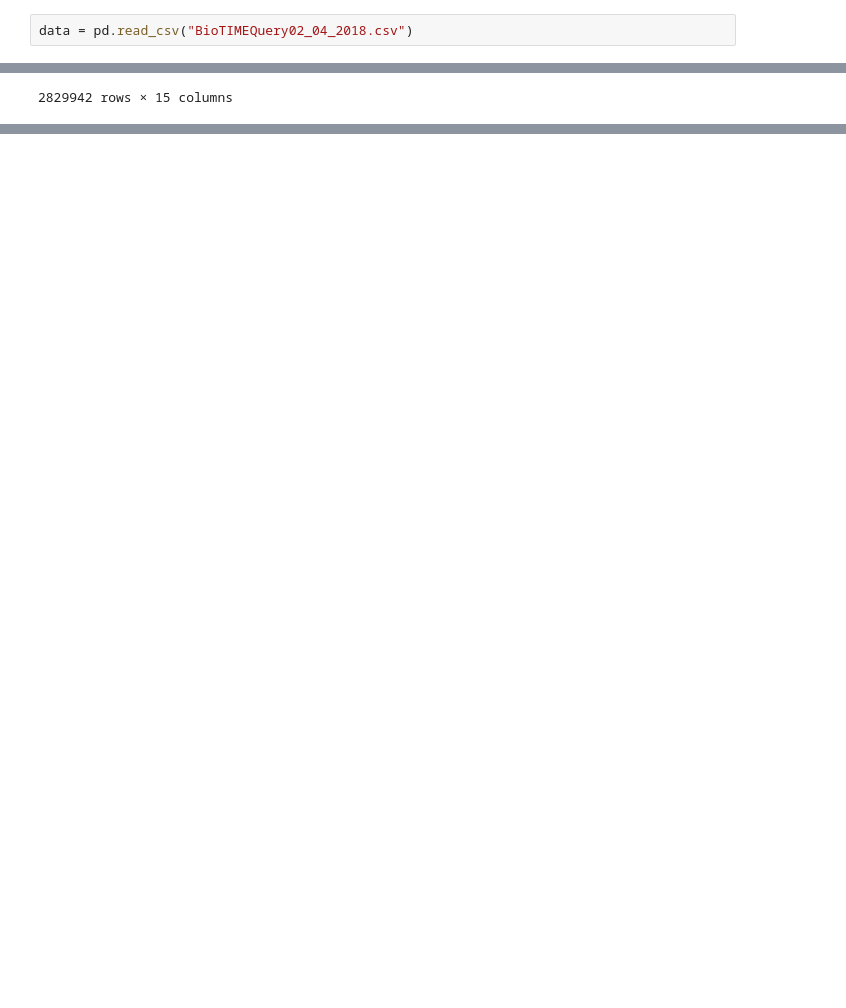
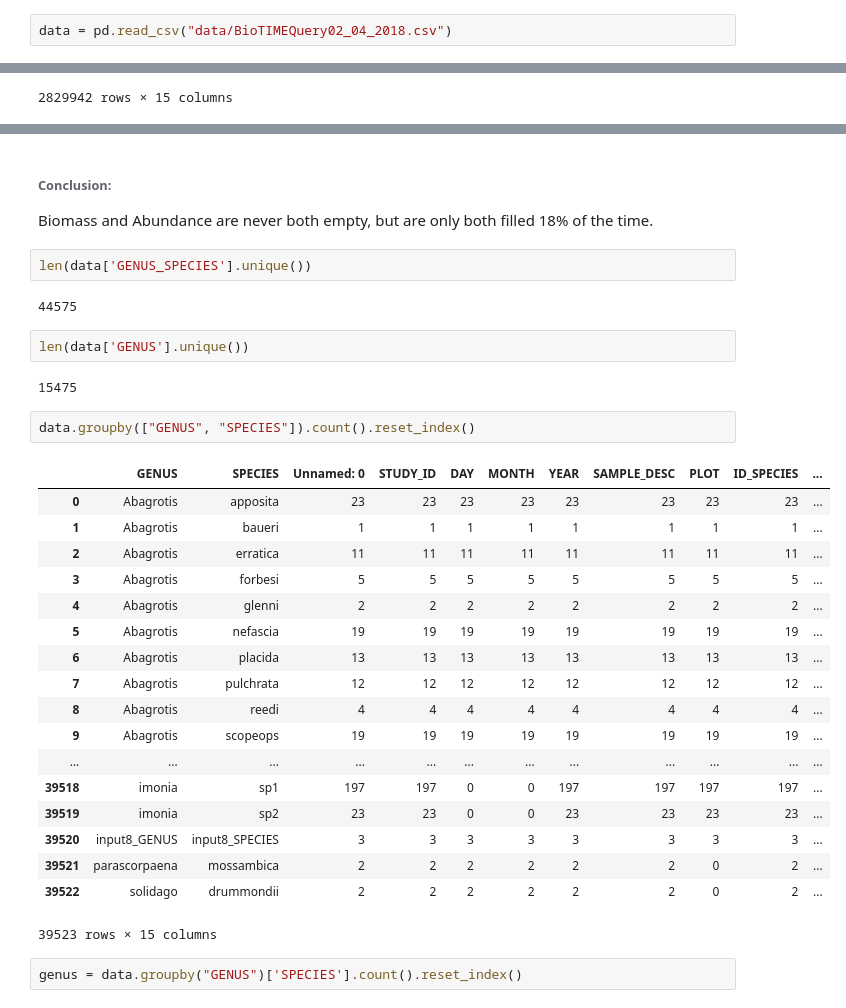
Before and after one commit to elliott-fogg/hackathon_datasets, a Jupyter notebook: biotime/biotime_exploratory.ipynb, the cells around one changed output, grey strips where cells are left out. Saved outputs shown, nothing was run; the diff lists cells and outputs as text; blank space fills up the shorter version.

```diff
--- a/biotime/biotime_exploratory.ipynb
+++ b/biotime/biotime_exploratory.ipynb
@@ -1,7 +1,7 @@
 # %%
 import pandas as pd
 # %%
-data = pd.read_csv("BioTIMEQuery02_04_2018.csv")
+data = pd.read_csv("data/BioTIMEQuery02_04_2018.csv")
 # %%
 data.head()
 # %% [output]
@@ -82,0 +120,34 @@ False
+# %% [markdown]
+###### Conclusion:
+Biomass and Abundance are never both empty, but are only both filled 18% of the time.
+# %%
+len(data['GENUS_SPECIES'].unique())
+# %% [output]
+44575
+# %%
+len(data['GENUS'].unique())
+# %% [output]
+15475
+# %%
+data.groupby(["GENUS", "SPECIES"]).count().reset_index()
+# %% [output]
+|  | GENUS | SPECIES | Unnamed: 0 | STUDY_ID | DAY | MONTH | YEAR | SAMPLE_DESC | PLOT | ID_SPECIES | ... |
+| 0 | Abagrotis | apposita | 23 | 23 | 23 | 23 | 23 | 23 | 23 | 23 | ... |
+| 1 | Abagrotis | baueri | 1 | 1 | 1 | 1 | 1 | 1 | 1 | 1 | ... |
+| 2 | Abagrotis | erratica | 11 | 11 | 11 | 11 | 11 | 11 | 11 | 11 | ... |
+| 3 | Abagrotis | forbesi | 5 | 5 | 5 | 5 | 5 | 5 | 5 | 5 | ... |
+| 4 | Abagrotis | glenni | 2 | 2 | 2 | 2 | 2 | 2 | 2 | 2 | ... |
+| 5 | Abagrotis | nefascia | 19 | 19 | 19 | 19 | 19 | 19 | 19 | 19 | ... |
+| 6 | Abagrotis | placida | 13 | 13 | 13 | 13 | 13 | 13 | 13 | 13 | ... |
+| 7 | Abagrotis | pulchrata | 12 | 12 | 12 | 12 | 12 | 12 | 12 | 12 | ... |
+| 8 | Abagrotis | reedi | 4 | 4 | 4 | 4 | 4 | 4 | 4 | 4 | ... |
+| 9 | Abagrotis | scopeops | 19 | 19 | 19 | 19 | 19 | 19 | 19 | 19 | ... |
+| ... | ... | ... | ... | ... | ... | ... | ... | ... | ... | ... | ... |
+| 39518 | imonia | sp1 | 197 | 197 | 0 | 0 | 197 | 197 | 197 | 197 | ... |
+| 39519 | imonia | sp2 | 23 | 23 | 0 | 0 | 23 | 23 | 23 | 23 | ... |
+| 39520 | input8_GENUS | input8_SPECIES | 3 | 3 | 3 | 3 | 3 | 3 | 3 | 3 | ... |
+| 39521 | parascorpaena | mossambica | 2 | 2 | 2 | 2 | 2 | 2 | 0 | 2 | ... |
+| 39522 | solidago | drummondii | 2 | 2 | 2 | 2 | 2 | 2 | 0 | 2 | ... |
+39523 rows × 15 columns
+# %%
+genus = data.groupby("GENUS")['SPECIES'].count().reset_index()
```
Also changed, not shown: parts of 31 cells of this notebook, 17 other files.
